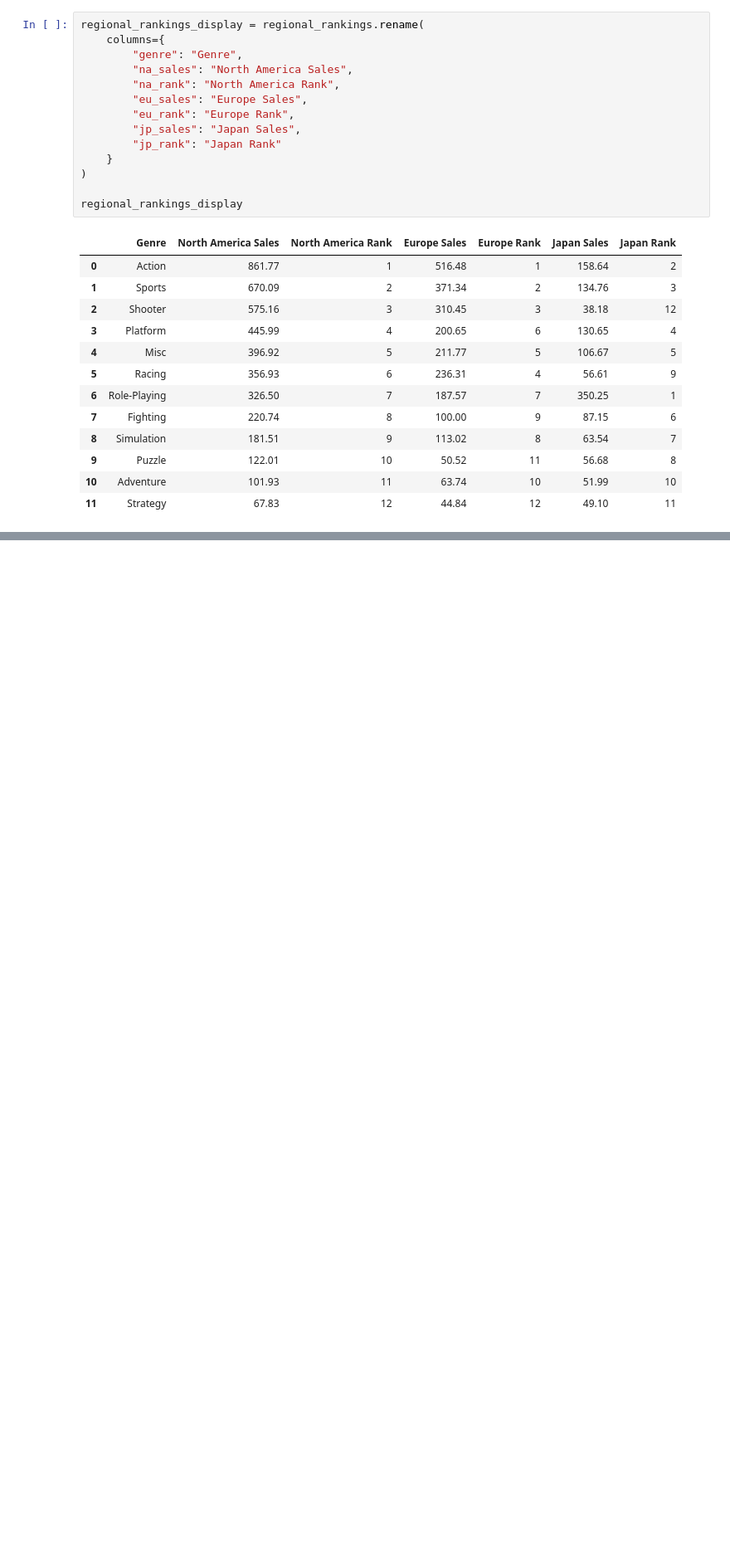
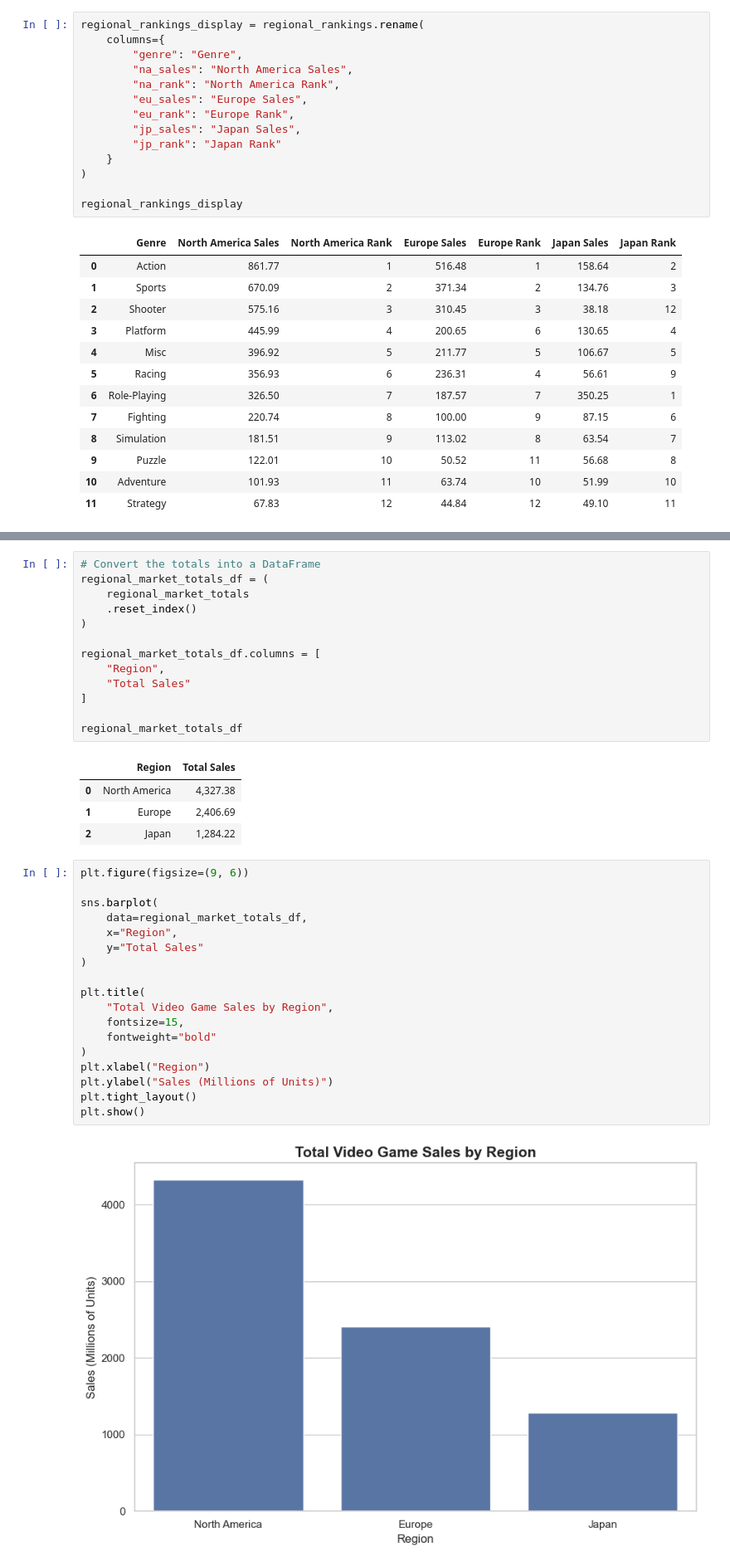
Before and after one commit to tylernsocial/data-analysis-on-the-videogame-industry, a Jupyter notebook: notebooks/research_questions_and_modeling/08_regional_market_preferences.ipynb, the cells around one changed output, grey strips where cells are left out. Shown at 83% size. Cells and saved outputs as stored; diff of their text form; blank space fills up the shorter version.

```diff
--- a/notebooks/research_questions_and_modeling/08_regional_market_preferences.ipynb
+++ b/notebooks/research_questions_and_modeling/08_regional_market_preferences.ipynb
@@ -345,0 +500,38 @@ regional_rankings_display
+# %%
+# Convert the totals into a DataFrame
+regional_market_totals_df = (
+    regional_market_totals
+    .reset_index()
+)
+
+regional_market_totals_df.columns = [
+    "Region",
+    "Total Sales"
+]
+
+regional_market_totals_df
+# %% [output]
+|  | Region | Total Sales |
+| 0 | North America | 4,327.38 |
+| 1 | Europe | 2,406.69 |
+| 2 | Japan | 1,284.22 |
+# %%
+plt.figure(figsize=(9, 6))
+
+sns.barplot(
+    data=regional_market_totals_df,
+    x="Region",
+    y="Total Sales"
+)
+
+plt.title(
+    "Total Video Game Sales by Region",
+    fontsize=15,
+    fontweight="bold"
+)
+plt.xlabel("Region")
+plt.ylabel("Sales (Millions of Units)")
+plt.tight_layout()
+plt.show()
+# %% [output]
+[figure, added]
```
Also changed, not shown: parts of 49 cells of this notebook.
